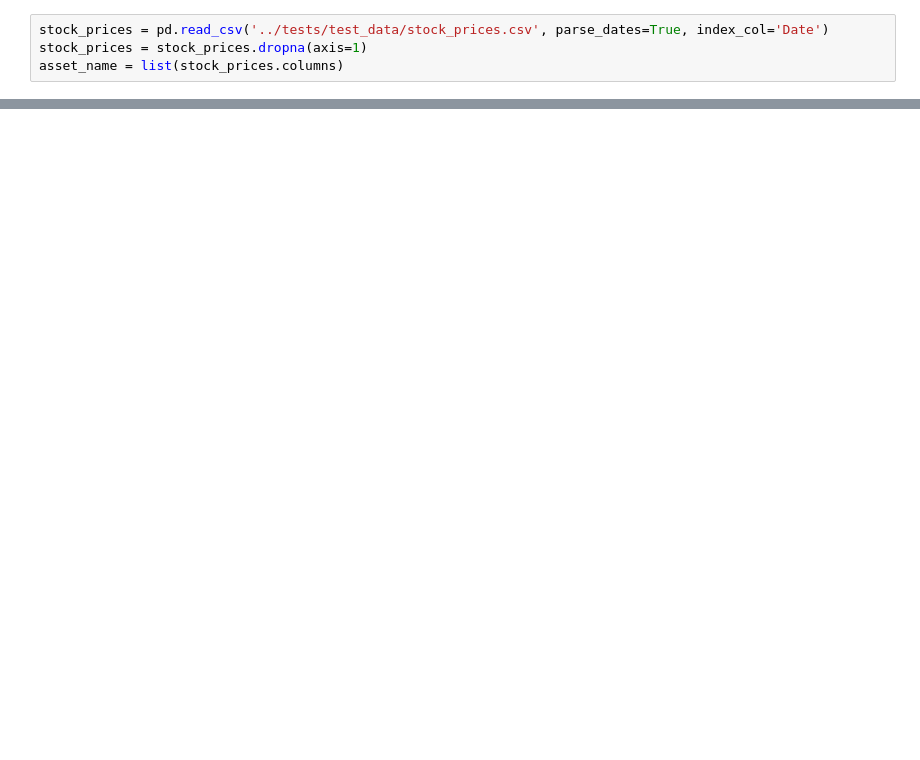
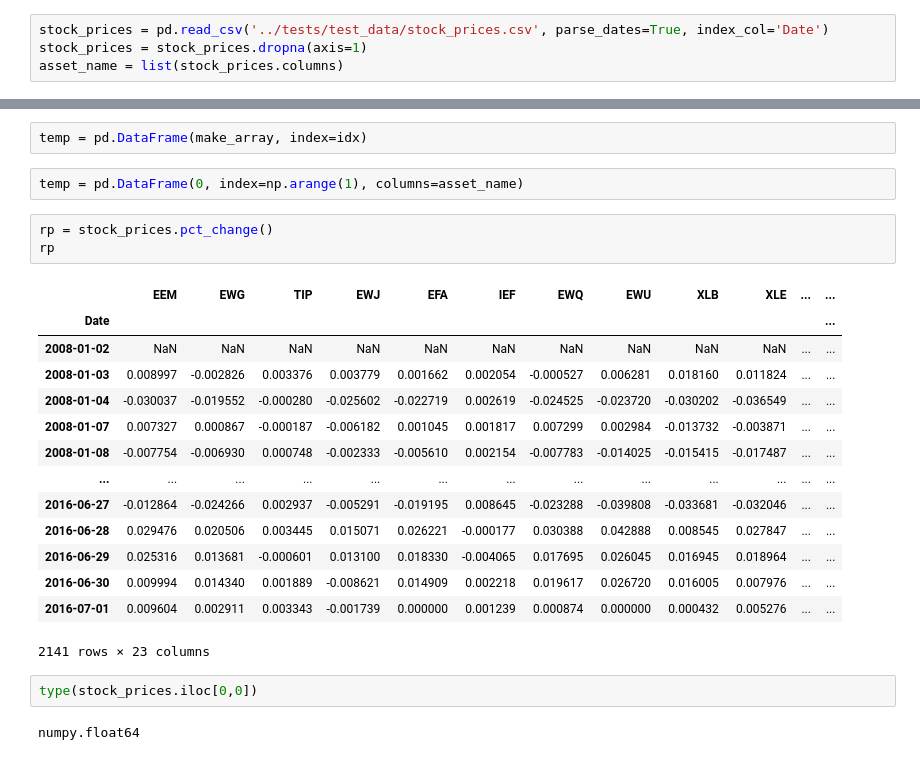
Before and after one commit to hudson-and-thames/mlfinlab, a Jupyter notebook: mlfinlab/online_portfolio_selection/testing.ipynb, the cells around one changed output, grey strips where cells are left out. Cells and saved outputs as stored; diff of their text form; blank space fills up the shorter version.

```diff
--- a/mlfinlab/online_portfolio_selection/testing.ipynb
+++ b/mlfinlab/online_portfolio_selection/testing.ipynb
@@ -33,0 +32,26 @@ bah.weights
+# %%
+temp = pd.DataFrame(make_array, index=idx)
+# %%
+temp = pd.DataFrame(0, index=np.arange(1), columns=asset_name)
+# %%
+rp = stock_prices.pct_change()
+rp
+# %% [output]
+|  | EEM | EWG | TIP | EWJ | EFA | IEF | EWQ | EWU | XLB | XLE | ... | ... |
+| Date |  |  |  |  |  |  |  |  |  |  |  | ... |
+| 2008-01-02 | NaN | NaN | NaN | NaN | NaN | NaN | NaN | NaN | NaN | NaN | ... | ... |
+| 2008-01-03 | 0.008997 | -0.002826 | 0.003376 | 0.003779 | 0.001662 | 0.002054 | -0.000527 | 0.006281 | 0.018160 | 0.011824 | ... | ... |
+| 2008-01-04 | -0.030037 | -0.019552 | -0.000280 | -0.025602 | -0.022719 | 0.002619 | -0.024525 | -0.023720 | -0.030202 | -0.036549 | ... | ... |
+| 2008-01-07 | 0.007327 | 0.000867 | -0.000187 | -0.006182 | 0.001045 | 0.001817 | 0.007299 | 0.002984 | -0.013732 | -0.003871 | ... | ... |
+| 2008-01-08 | -0.007754 | -0.006930 | 0.000748 | -0.002333 | -0.005610 | 0.002154 | -0.007783 | -0.014025 | -0.015415 | -0.017487 | ... | ... |
+| ... | ... | ... | ... | ... | ... | ... | ... | ... | ... | ... | ... | ... |
+| 2016-06-27 | -0.012864 | -0.024266 | 0.002937 | -0.005291 | -0.019195 | 0.008645 | -0.023288 | -0.039808 | -0.033681 | -0.032046 | ... | ... |
+| 2016-06-28 | 0.029476 | 0.020506 | 0.003445 | 0.015071 | 0.026221 | -0.000177 | 0.030388 | 0.042888 | 0.008545 | 0.027847 | ... | ... |
+| 2016-06-29 | 0.025316 | 0.013681 | -0.000601 | 0.013100 | 0.018330 | -0.004065 | 0.017695 | 0.026045 | 0.016945 | 0.018964 | ... | ... |
+| 2016-06-30 | 0.009994 | 0.014340 | 0.001889 | -0.008621 | 0.014909 | 0.002218 | 0.019617 | 0.026720 | 0.016005 | 0.007976 | ... | ... |
+| 2016-07-01 | 0.009604 | 0.002911 | 0.003343 | -0.001739 | 0.000000 | 0.001239 | 0.000874 | 0.000000 | 0.000432 | 0.005276 | ... | ... |
+2141 rows × 23 columns
+# %%
+type(stock_prices.iloc[0,0])
+# %% [output]
+numpy.float64
```
Also changed, not shown: parts of 14 cells of this notebook, 6 other files.
